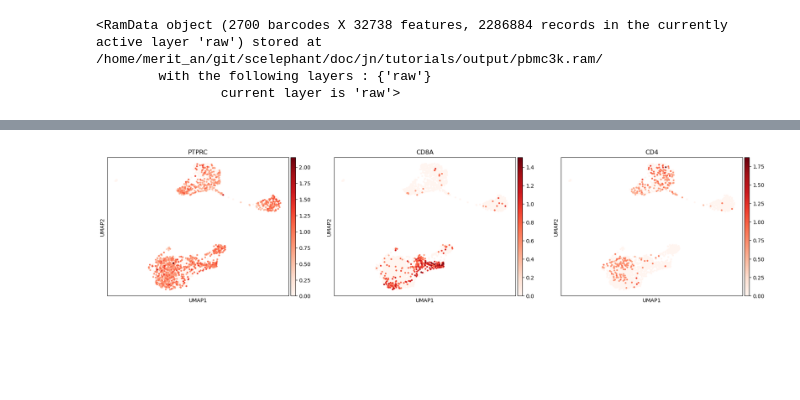
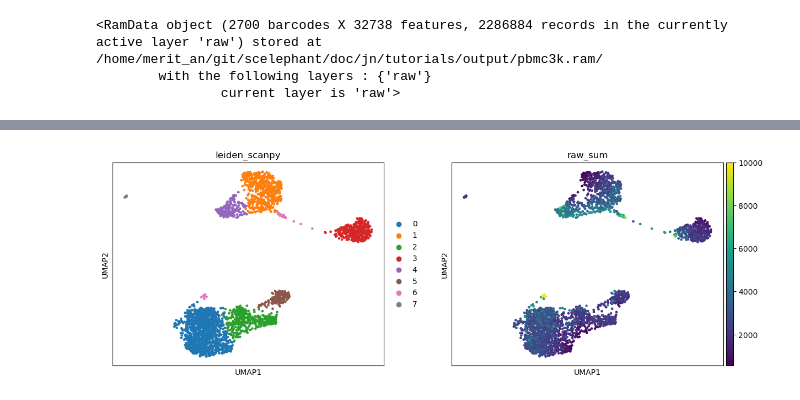
Before and after one commit to ahs2202/scelephant, a Jupyter notebook: doc/jn/tutorials/SC-Elephant_PBMC3k_processing_and_analysis_tutorials.ipynb, the cells around one changed output, grey strips where cells are left out. Cells and saved outputs as stored; diff of their text form; code cells hidden in the pictures; blank space fills up the shorter version.

```diff
--- a/doc/jn/tutorials/SC-Elephant_PBMC3k_processing_and_analysis_tutorials.ipynb
+++ b/doc/jn/tutorials/SC-Elephant_PBMC3k_processing_and_analysis_tutorials.ipynb
@@ -152,22 +171,81 @@ ram.perform_dimension_reduction_and_clustering(
 # %%
-import scanpy as sc
-# retrieve anndata
-ram.ft.filter = None # reset the filter
-adata = ram[
-    'normalized_log1p_capped',
-    :,
-    [ 'str', 'leiden_scanpy', { 'X_pca', 'X_umap_scanpy' } ],
-    [ 'PTPRC', 'CD8A', 'CD4' ],
-    [ 'str' ]
-]
-adata.obsm[ 'X_umap' ] = adata.obsm[ 'X_umap_scanpy' ]
+"""
+Display UMAP clustering results with marker genes
+"""
+# settings
+name_col_label = 'leiden_scanpy'
+name_col_umap = 'X_umap_scanpy'
+dict_marker_genes = {
+    'T-cell' : [ 'CD3D' ],
+    'CD4 T-cell' : [ 'CD4' ],
+    'CD8 T-cell' : [ 'CD8A', 'CD8B' ],
+    'NK' : [ 'GNLY', 'GZMB' ],
+    'B cell' : [ 'MS4A1', 'CD79A' ],
+    'Monocyte' : [ 'CD86' ],
+    'Classical Monocyte' : [ 'CD14' ],
+    'Non-classical Monocyte' : [ 'FCGR3A' ],
+    'Dendritic' : [ 'FCER1A' ],
+    'Platelet' : [ 'ITGA2B' ],
+}
+# dict_marker_genes = {
+#     'Proliferating' : [ 'MKI67' ],
+#     'T-cell' : [ 'CD3D' ],
+#     'CD4 T-cell' : [ 'CD4' ],
+#     'CD8 T-cell' : [ 'CD8A', 'CD8B' ],
+#     'Naive T / TCM' : [ 'CCR7', 'SELL' ],
+#     'Effector Phenotype' : [ 'FAS', 'CD44', 'IL2RG', 'IL7R', 'CD69' ],
+#     'TREG' : [ 'FOXP3', 'IL2RA' ], # , 'TNFRSF4'
+#     'MAIT' : [ 'KLRB1', 'SLC4A10' ], # 'TRAJ33', 'TRAJ12', 'TRAJ20',  'CXCR6', 'TRAV1-2'
+#     'SOX4+ CD4 T' : [ 'SOX4' ], # 'ID2'
+#     'NK' : [ 'GNLY', 'GZMB' ],
+#     'NK Recruiting (CD56 bright)' : [ 'XCL1', 'GZMK' ],
+#     'B cell' : [ 'MS4A1', 'CD79A' ], # 'CD19',
+#     'B memory' : [ 'CD27' ],
+#     'Plasma cell' : [ 'TXNDC5' ],
+#     'Monocyte' : [ 'CD86' ],
+#     'Classical Monocyte' : [ 'CD14' ], # 'LYZ'
+#     'Non-classical Monocyte' : [ 'FCGR3A' ],
+#     'Macrophage' : [ 'CD68' ],
+#     'Macrophage (M1)' : [ 'CD86', 'FCGR2A', ], #  'CD80'
+#     'Macrophage (M2)' : [ 'CD163', 'MSR1' ], # 'MRC1'
+#     'Dendritic' : [ 'FCER1A' ],
+#     "cDC1" : [ 'THBD', 'CLEC9A' ], # 'XCR1'
+#     'cDC2' : [ 'CD1C', 'SIRPA' ], # 'ITGAM'
+#     'pDC' : [ 'CLEC4C', 'IL3RA', 'LILRA4' ], # 'NRP1'
+#     'Platelet' : [ 'ITGA2B' ],
+#     'HPSC' : [ 'CD34' ],
+# }
 
-# plot gene expression values
-sc.pl.umap( adata, color = [ 'PTPRC', 'CD8A', 'CD4' ], cmap = 'Reds' )
+def Get_AnnData_from_RamData( l_name_gene : list, l_name_obs : list = [ ] ) :
+    ''' # 2023-11-18 16:57:29
+    Load data from RamData in the AnnData format.
+    '''
+    # retrieve data in SCANPY's AnnData format
+    ram.ft.filter = None # reset the filter
+    adata = ram[
+        'normalized_log1p_capped', # [layer selection] name of the layer
+        :, # [barcode selection] all active cells (barcodes) in the filter
+        [ # [barcode metadata selection] e.g., annotations, barcode names, and PCA/UMAP coordinates
+            'str', # 'str' meaning string representations of the cells (barcodes)
+            'raw_sum', # 'n_Counts' (total number of UMIs)
+            name_col_label, # clustering results
+            { 'X_pca', name_col_umap } # 2D data (values stored commonly in '.obsm') should be given as a set (or dictionary, in order to specify the number of dimensions to retrieve. by default, retrieve all dimensions)
+        ] + l_name_obs,
+        l_name_gene, # [feature selection] specific features
+        [ 'str' ] # [feature metadata] name of the features
+    ]
+    adata.obsm[ 'X_umap' ] = adata.obsm[ name_col_umap ] # copy UMAP coordinates for plotting
+    return adata
+
+# retrieve AnnData containing normalized gene expression counts of a given marker genes
+l_marker_genes = [ ]
+for e in dict_marker_genes :
+    l_marker_genes += dict_marker_genes[ e ]
+adata = Get_AnnData_from_RamData( l_marker_genes )
 
 # plot leiden clustering result
-dict_color_ori = {'0': '#1f77b4', '1': '#ff7f0e', '2': '#2ca02c', '3': '#d62728', '4': '#9467bd', '5': '#8c564b', '6': '#e377c2', '7': '#7f7f7f' } # colors of the original annotations
+sc.pl.umap( adata, color = ['leiden_scanpy', 'raw_sum'], vmax = 10000 )
 
-sc.pl.umap( adata, color = 'leiden_scanpy' )
-# done!
+# show dotplot
+sc.pl.dotplot( adata, dict_marker_genes, groupby = name_col_label )
 # %% [output]
@@ -178 +254 @@ sc.pl.umap( adata, color = 'leiden_scanpy' )
-[figure, old version]
+[figure, new version]
```
Also changed, not shown: parts of 21 cells of this notebook, 4 other files.
